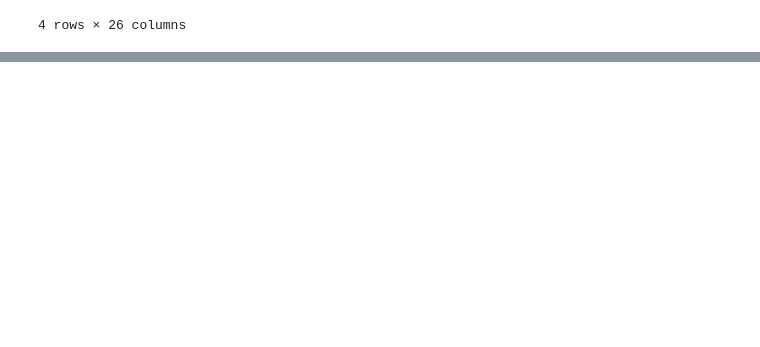
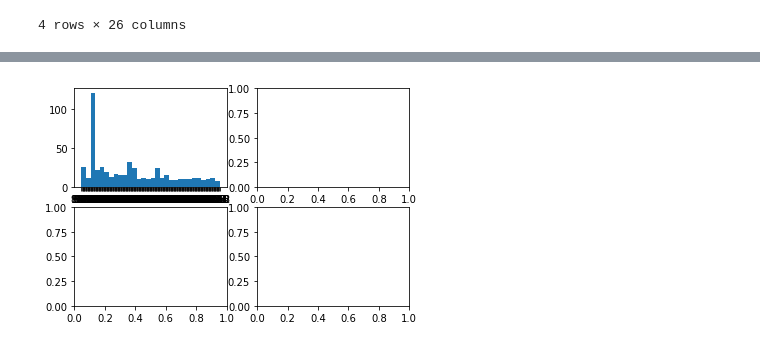
Before and after one commit to A-Hanson/2019-cmas-district-data-dive, a Jupyter notebook: src/capstone_one_initial_data_vis.ipynb, the cells around one changed output, grey strips where cells are left out. Cells and saved outputs as stored; diff of their text form; code cells hidden in the pictures; blank space fills up the shorter version.

```diff
--- a/src/capstone_one_initial_data_vis.ipynb
+++ b/src/capstone_one_initial_data_vis.ipynb
@@ -95,0 +157,9 @@ df_sch_dist.describe()
+# %%
+fig = plt.figure()
+ax1 = fig.add_subplot(2, 2, 1)
+ax2 = fig.add_subplot(2, 2, 2)
+ax3 = fig.add_subplot(2, 2, 3)
+ax4 = fig.add_subplot(2, 2, 4)
+_ = ax1.hist(d_df['participation_rate'], bins=30)
+# %% [output]
+[figure, added]
```
Also changed, not shown: parts of 9 cells of this notebook, 4 other files.
